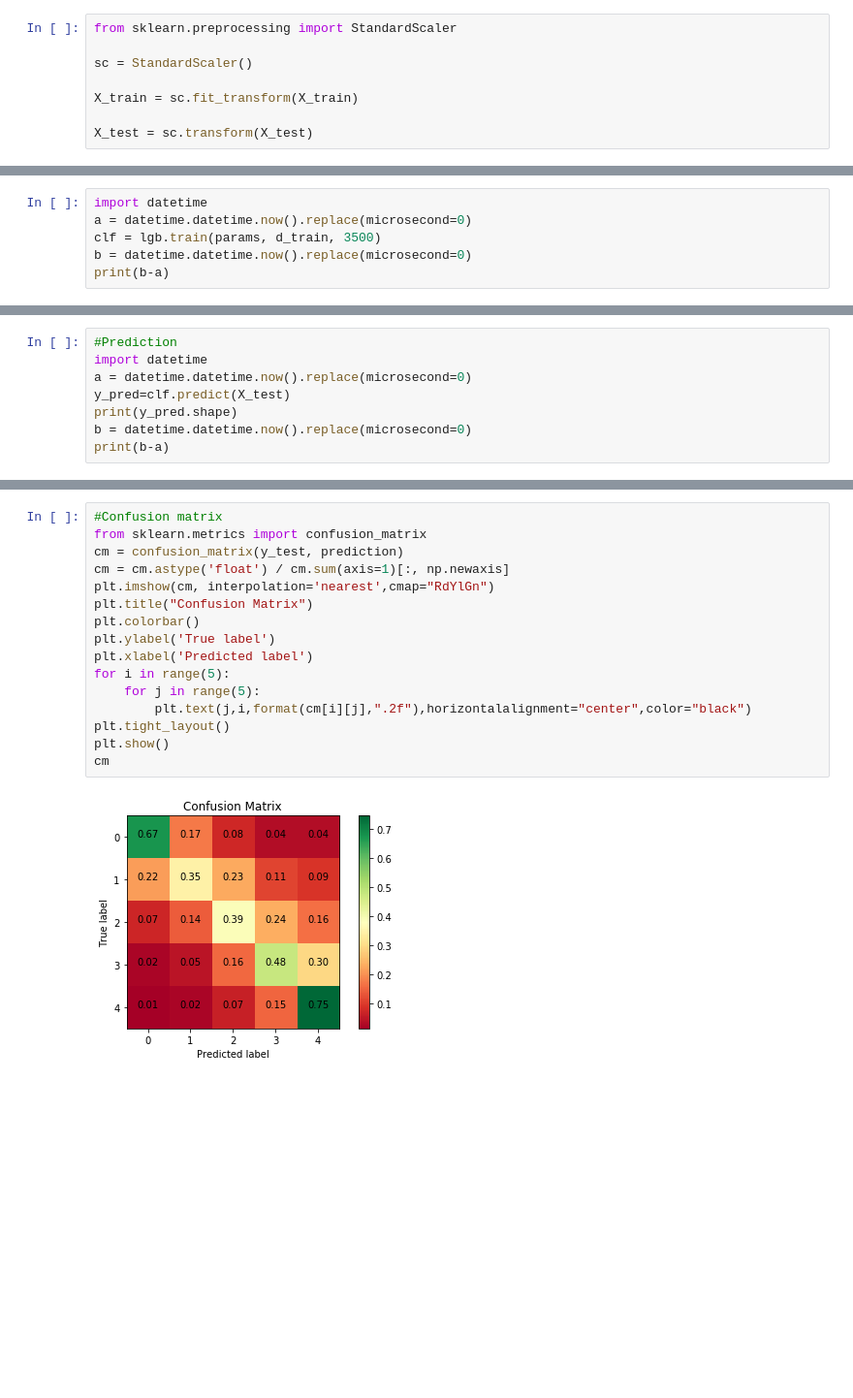
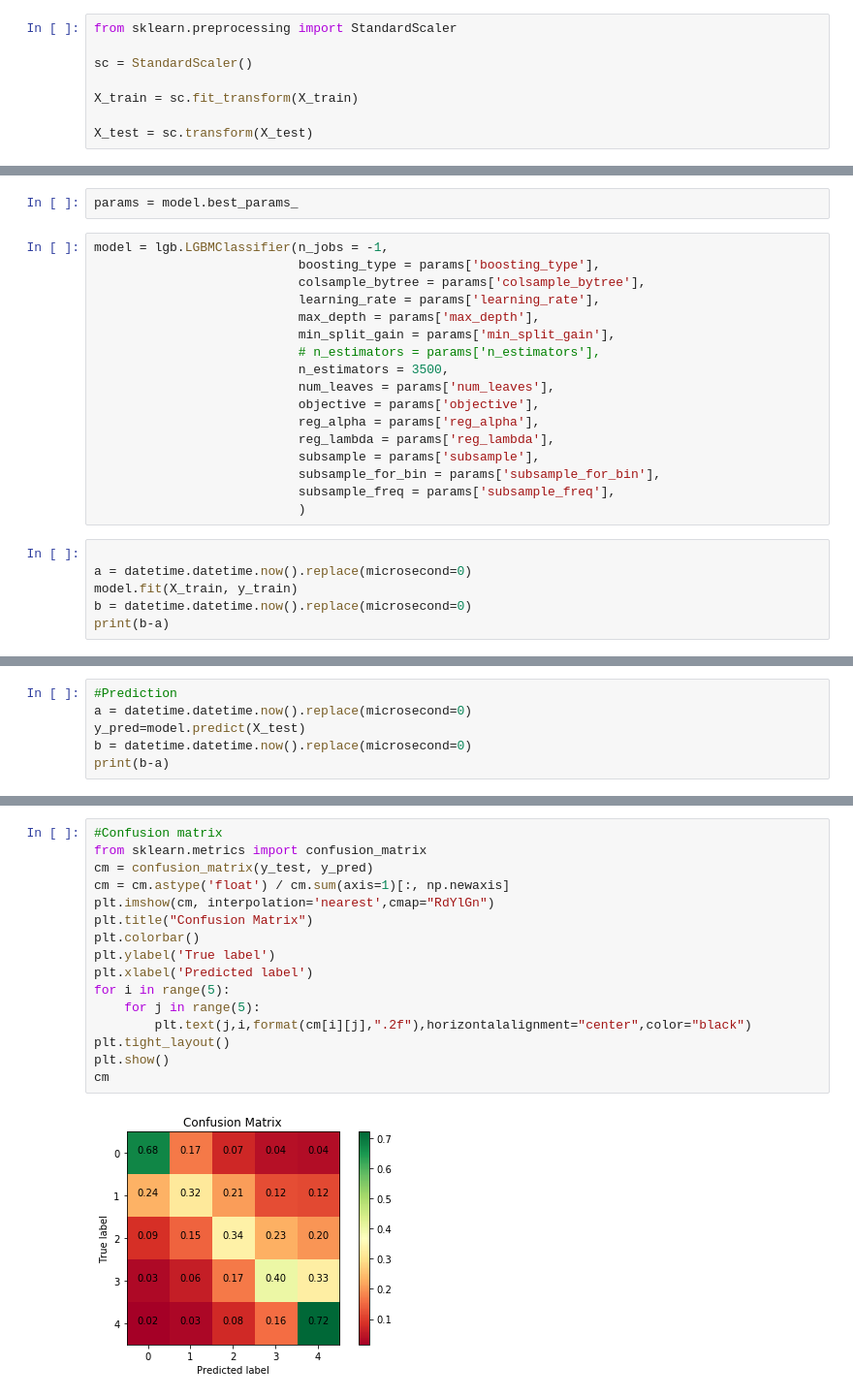
Before and after one commit to OnerInce/ml-earthquake, a Jupyter notebook: lightGBM.ipynb, the cells around one changed output, grey strips where cells are left out. Shown: that part at 97% size. Cells and saved outputs as stored; diff of their text form; blank space fills up the shorter version.

```diff
--- a/lightGBM.ipynb
+++ b/lightGBM.ipynb
@@ -83,7 +177,26 @@ params['max_depth'] = 9
+# %%
+params = model.best_params_
+# %%
+model = lgb.LGBMClassifier(n_jobs = -1,
+                           boosting_type = params['boosting_type'],
+                           colsample_bytree = params['colsample_bytree'],
+                           learning_rate = params['learning_rate'],
+                           max_depth = params['max_depth'],
+                           min_split_gain = params['min_split_gain'],
+                           # n_estimators = params['n_estimators'],
+                           n_estimators = 3500,
+                           num_leaves = params['num_leaves'],
+                           objective = params['objective'],
+                           reg_alpha = params['reg_alpha'],
+                           reg_lambda = params['reg_lambda'],
+                           subsample = params['subsample'],
+                           subsample_for_bin = params['subsample_for_bin'],
+                           subsample_freq = params['subsample_freq'],
+                           )
 # %%
-import datetime
+
 a = datetime.datetime.now().replace(microsecond=0)
-clf = lgb.train(params, d_train, 3500)
+model.fit(X_train, y_train)
 b = datetime.datetime.now().replace(microsecond=0)
 print(b-a)
 # %% [output]
@@ -91,9 +204,7 @@ print(b-a)
 # %%
 #Prediction
-import datetime
 a = datetime.datetime.now().replace(microsecond=0)
-y_pred=clf.predict(X_test)
-print(y_pred.shape)
+y_pred=model.predict(X_test)
 b = datetime.datetime.now().replace(microsecond=0)
 print(b-a)
 # %% [output]
@@ -113,18 +223,18 @@ accuracy*100
 # %%
 #Confusion matrix
 from sklearn.metrics import confusion_matrix
-cm = confusion_matrix(y_test, prediction)
+cm = confusion_matrix(y_test, y_pred)
 cm = cm.astype('float') / cm.sum(axis=1)[:, np.newaxis]
 plt.imshow(cm, interpolation='nearest',cmap="RdYlGn")
 plt.title("Confusion Matrix")
 plt.colorbar()
 plt.ylabel('True label')
 plt.xlabel('Predicted label')
 for i in range(5):
     for j in range(5):
         plt.text(j,i,format(cm[i][j],".2f"),horizontalalignment="center",color="black")
 plt.tight_layout()
 plt.show()
 cm
 # %% [output]
-[figure, old version]
+[figure, new version]
```
Also changed, not shown: parts of 24 cells of this notebook, 5 other files.
